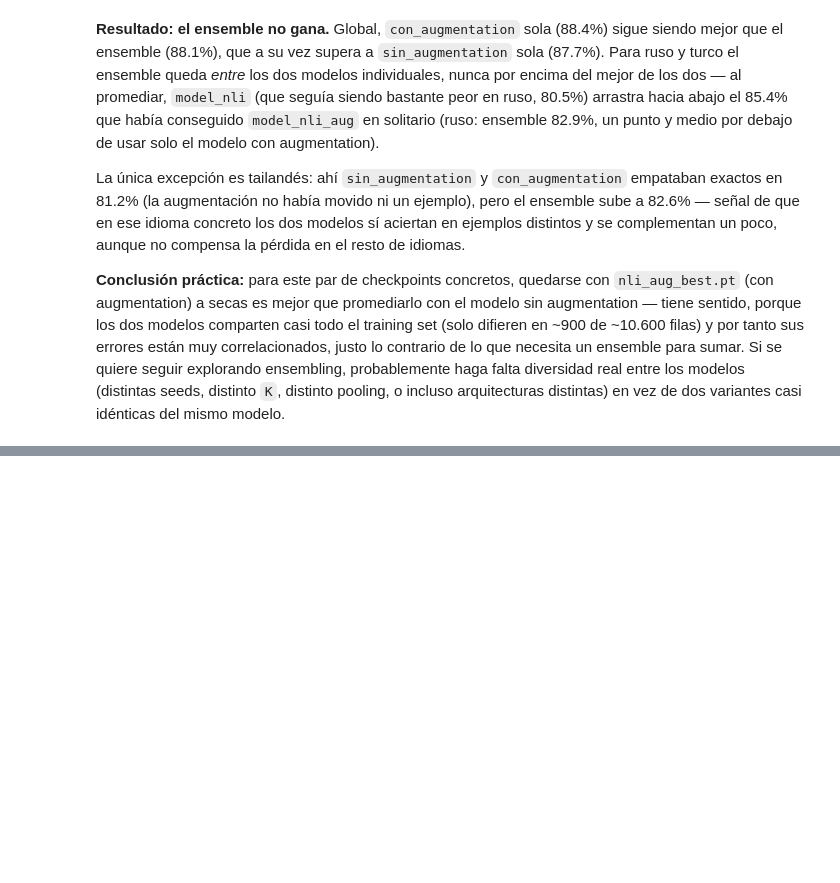
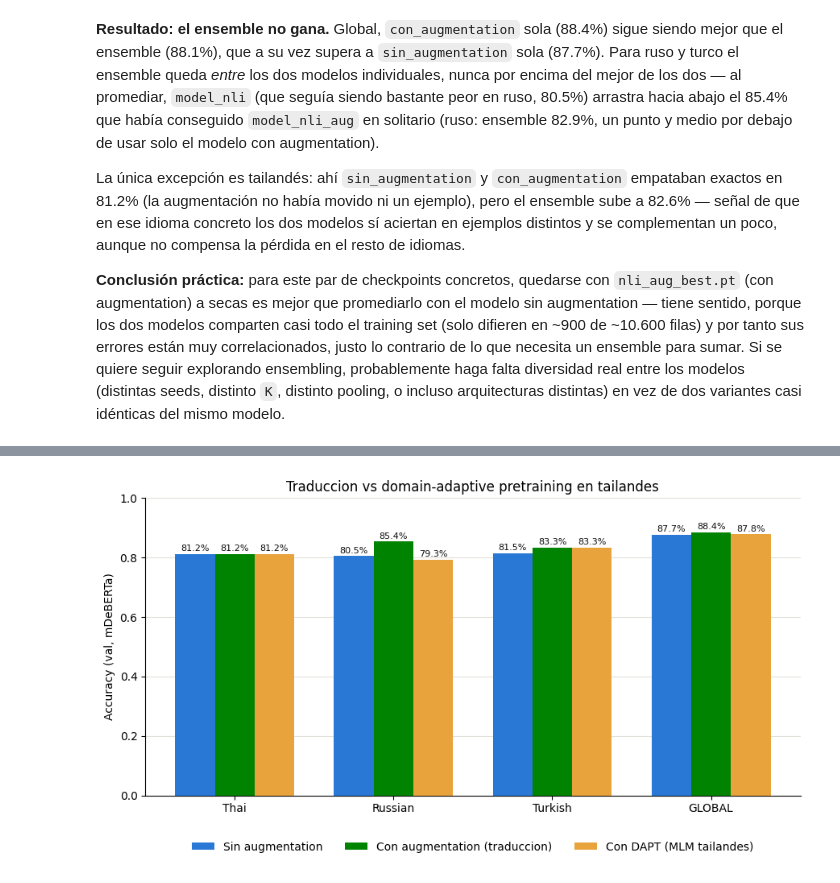
Before and after one commit to Alherma7/-contradictory-my-dear-watson, a Jupyter notebook: watson-notebook.ipynb, the cells around one changed output, grey strips where cells are left out. Saved outputs shown, nothing was run; the diff lists cells and outputs as text; code cells hidden in the pictures; blank space fills up the shorter version.

```diff
--- a/tutorial-notebook.ipynb
+++ b/watson-notebook.ipynb
@@ -1046,0 +1192,20 @@ La única excepción es tailandés: ahí `sin_augmentation` y `con_augmentation`
+# %%
+model_nli_dapt = NLIModel(model_name_nli, dropout=0.4, pooling='mean').float().to(device)
+model_nli_dapt.bert.load_state_dict(model_dapt_backbone.deberta.state_dict())
+
+for name, param in model_nli_dapt.bert.named_parameters():
+    if name.startswith('encoder.layer.'):
+        layer_idx = int(name.split('.')[2])
+        param.requires_grad = layer_idx >= (model_nli_dapt.bert.config.num_hidden_layers - K)
+    else:
+        param.requires_grad = False
+
+for param in model_nli_dapt.classifier.parameters():
+    param.requires_grad = True
+
+# ya copiamos los pesos adaptados a model_nli_dapt.bert; no hace falta conservar el backbone de MLM
+del model_dapt_backbone
+torch.cuda.empty_cache()
+
+trainable_dapt_ft = sum(p.numel() for p in model_nli_dapt.parameters() if p.requires_grad)
+print(f'Parametros entrenables (fine-tuning tras DAPT): {trainable_dapt_ft:,}')
@@ -1046,0 +1357,35 @@ La única excepción es tailandés: ahí `sin_augmentation` y `con_augmentation`
+# %%
+plot_langs = ['Thai', 'Russian', 'Turkish', 'GLOBAL']
+plot_df = comparison_dapt.loc[plot_langs]
+
+x = np.arange(len(plot_langs))
+width = 0.25
+
+fig, ax = plt.subplots(figsize=(9, 5))
+bars_1 = ax.bar(x - width, plot_df['sin_augmentation'], width, label='Sin augmentation',
+                 color='#2a78d6', zorder=3)
+bars_2 = ax.bar(x, plot_df['con_augmentation_traduccion'], width, label='Con augmentation (traduccion)',
+                 color='#008300', zorder=3)
+bars_3 = ax.bar(x + width, plot_df['con_dapt_tailandes'], width, label='Con DAPT (MLM tailandes)',
+                 color='#e8a33d', zorder=3)
+
+ax.set_xticks(x)
+ax.set_xticklabels(plot_langs)
+ax.set_ylabel('Accuracy (val, mDeBERTa)')
+ax.set_title('Traduccion vs domain-adaptive pretraining en tailandes')
+ax.set_ylim(0, 1)
+ax.grid(axis='y', color='#e1e0d9', linewidth=0.8, zorder=0)
+ax.set_axisbelow(True)
+for spine in ['top', 'right']:
+    ax.spines[spine].set_visible(False)
+ax.legend(frameon=False, loc='upper center', bbox_to_anchor=(0.5, -0.12), ncol=3)
+
+for bars in (bars_1, bars_2, bars_3):
+    for bar in bars:
+        ax.text(bar.get_x() + bar.get_width() / 2, bar.get_height() + 0.01, f'{bar.get_height():.1%}',
+                ha='center', fontsize=8, color='#0b0b0b')
+
+plt.tight_layout()
+plt.show()
+# %% [output]
+[figure, added]
```
Also changed, not shown: parts of 33 cells of this notebook, 2 other files.
